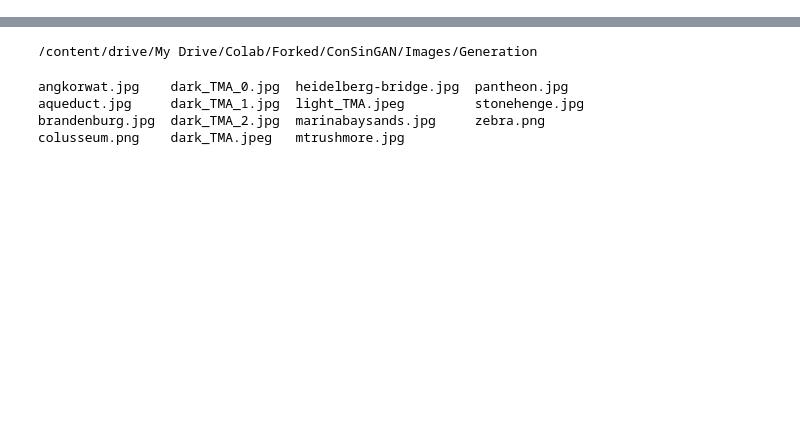
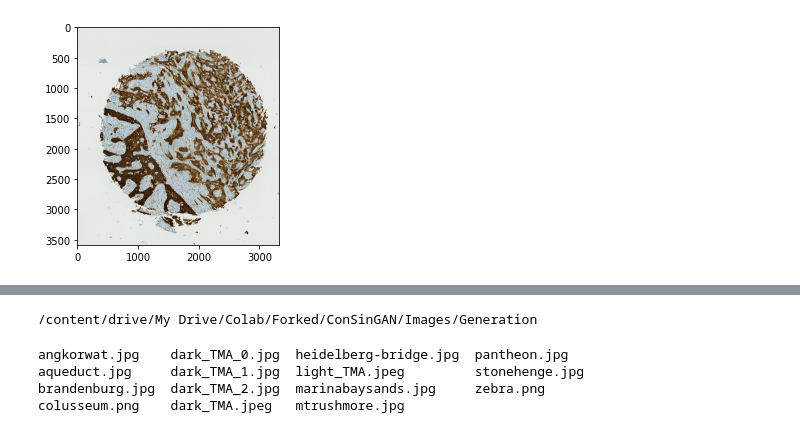
Before and after one commit to tboen1/ConSinGAN, a Jupyter notebook: PatchExtraction.ipynb, the cells around one changed output, grey strips where cells are left out. Drawn from its saved outputs; the diff is of its cells as text; code cells hidden in the pictures; blank space fills up the shorter version.

```diff
--- a/PatchExtraction.ipynb
+++ b/PatchExtraction.ipynb
@@ -18,4 +18,8 @@ dir = '/content/drive/My Drive/Colab/Forked/ConSinGAN/Images/Generation/'
 def show(image):
     imshow(np.asarray(image))
     plt.show()
+# %%
+show(dark)
+# %% [output]
+[figure, added]
 # %%
```
Also changed, not shown: parts of 3 cells of this notebook.
